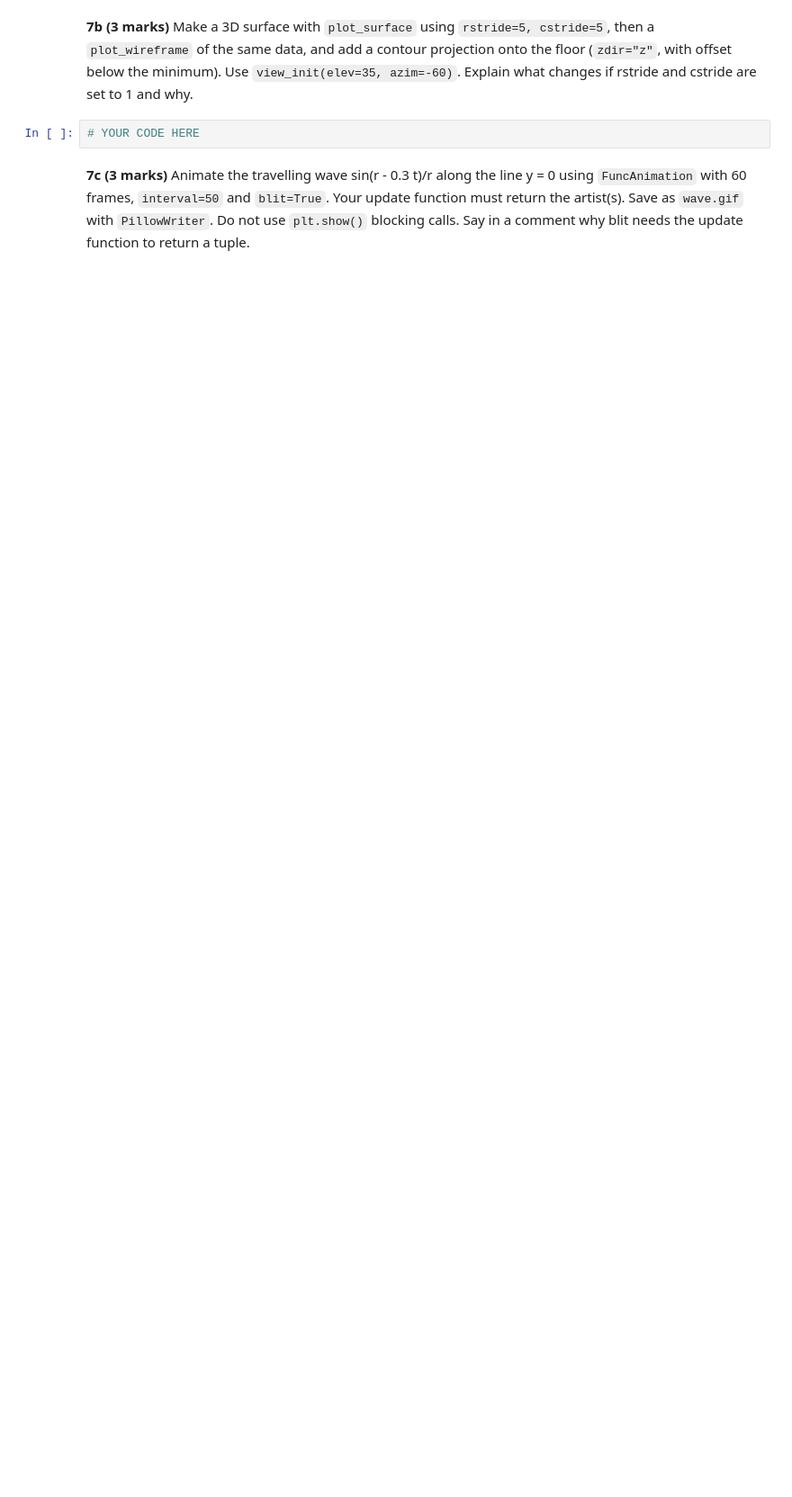
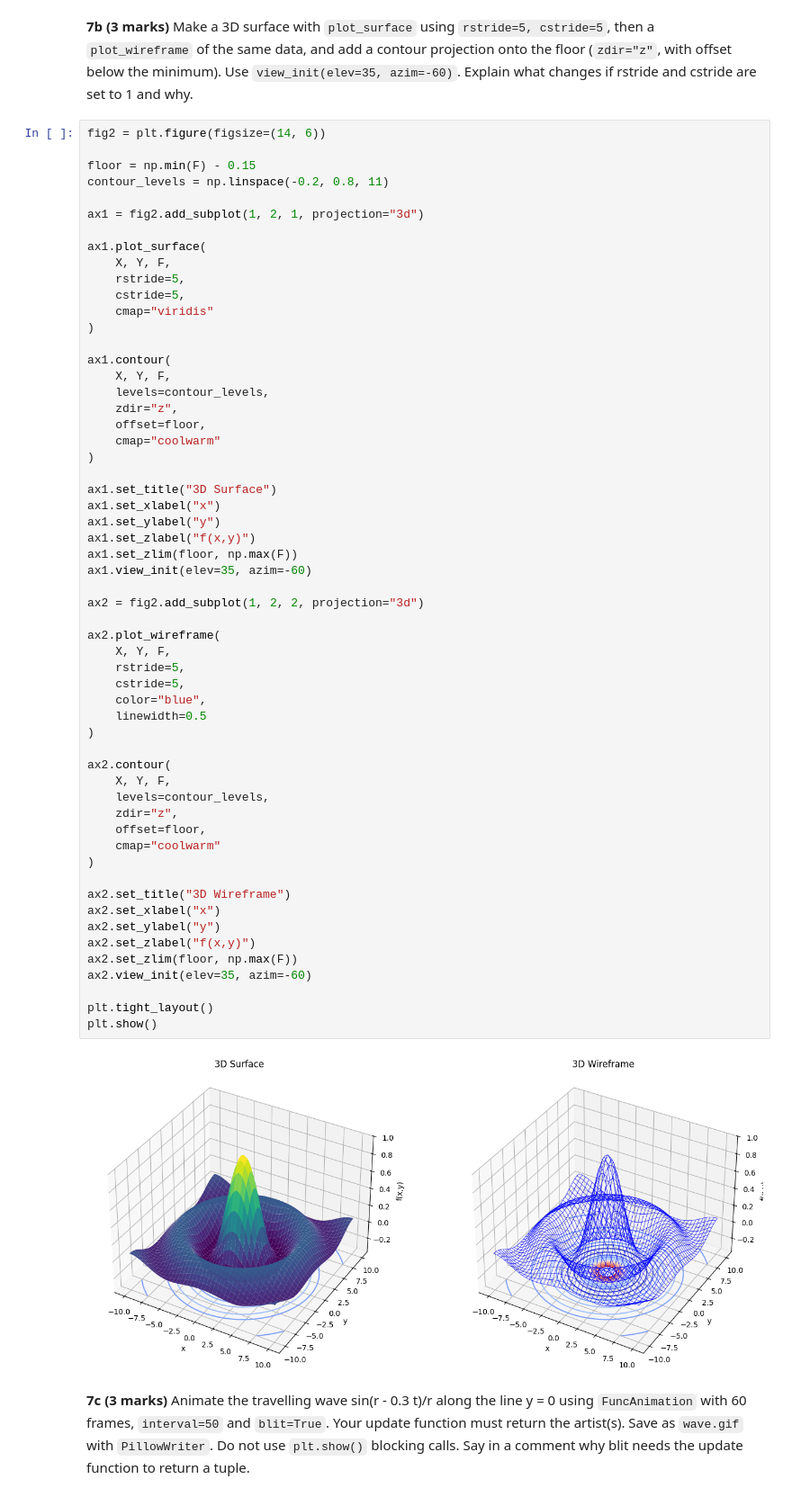
Before and after one commit to hariskhan0111/PAI-A3-25F-0101, a Jupyter notebook: Assignment3_Programming_for_AI.ipynb, the cells around one changed output. Shown at 90% size. Drawn from its saved outputs; the diff is of its cells as text; blank space fills up the shorter version.

```diff
--- a/Assignment3_Programming_for_AI.ipynb
+++ b/Assignment3_Programming_for_AI.ipynb
@@ -1006,7 +1070,64 @@ Let f(x, y) = sin(r) / r with r = sqrt(x^2 + y^2) on x, y in [-10, 10].
 # %% [markdown]
 **7b (3 marks)** Make a 3D surface with `plot_surface` using `rstride=5, cstride=5`, then a `plot_wireframe` of the same data, and add a contour projection onto the floor (`zdir="z"`, with offset below the minimum). Use `view_init(elev=35, azim=-60)`. Explain what changes if rstride and cstride are set to 1 and why.
 # %%
-# YOUR CODE HERE
+fig2 = plt.figure(figsize=(14, 6))
+
+floor = np.min(F) - 0.15
+contour_levels = np.linspace(-0.2, 0.8, 11)
+
+ax1 = fig2.add_subplot(1, 2, 1, projection="3d")
+
+ax1.plot_surface(
+    X, Y, F,
+    rstride=5,
+    cstride=5,
+    cmap="viridis"
+)
+
+ax1.contour(
+    X, Y, F,
+    levels=contour_levels,
+    zdir="z",
+    offset=floor,
+    cmap="coolwarm"
+)
+
+ax1.set_title("3D Surface")
+ax1.set_xlabel("x")
+ax1.set_ylabel("y")
+ax1.set_zlabel("f(x,y)")
+ax1.set_zlim(floor, np.max(F))
+ax1.view_init(elev=35, azim=-60)
+
+ax2 = fig2.add_subplot(1, 2, 2, projection="3d")
+
+ax2.plot_wireframe(
+    X, Y, F,
+    rstride=5,
+    cstride=5,
+    color="blue",
+    linewidth=0.5
+)
+
+ax2.contour(
+    X, Y, F,
+    levels=contour_levels,
+    zdir="z",
+    offset=floor,
+    cmap="coolwarm"
+)
+
+ax2.set_title("3D Wireframe")
+ax2.set_xlabel("x")
+ax2.set_ylabel("y")
+ax2.set_zlabel("f(x,y)")
+ax2.set_zlim(floor, np.max(F))
+ax2.view_init(elev=35, azim=-60)
+
+plt.tight_layout()
+plt.show()
+# %% [output]
+[figure, added]
 # %% [markdown]
 **7c (3 marks)** Animate the travelling wave sin(r - 0.3 t)/r along the line y = 0 using `FuncAnimation` with 60 frames, `interval=50` and `blit=True`. Your update function must return the artist(s). Save as `wave.gif` with `PillowWriter`. Do not use `plt.show()` blocking calls. Say in a comment why blit needs the update function to return a tuple.
 # %%
```
Also changed, not shown: parts of 2 cells of this notebook.
